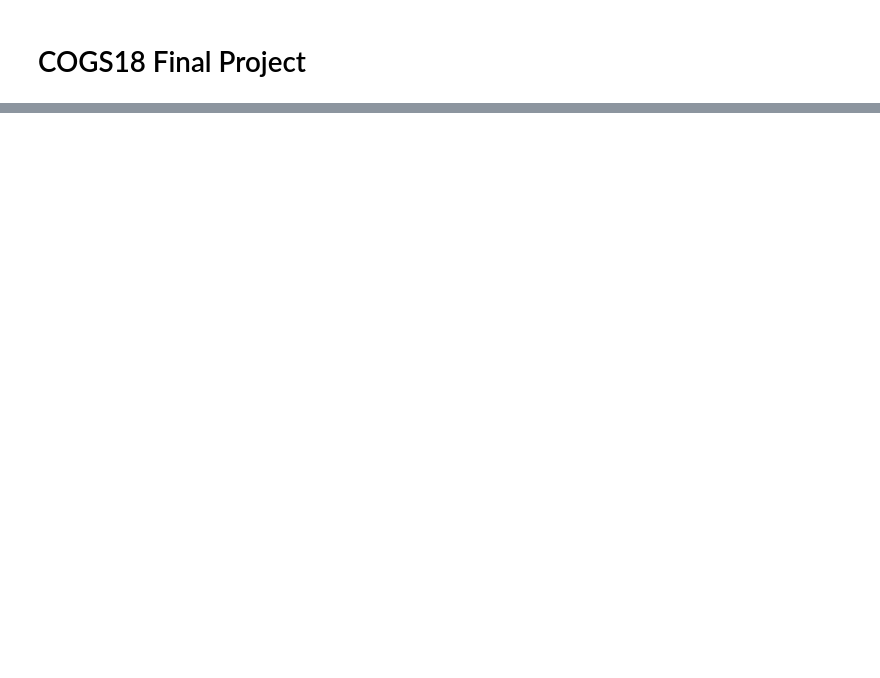
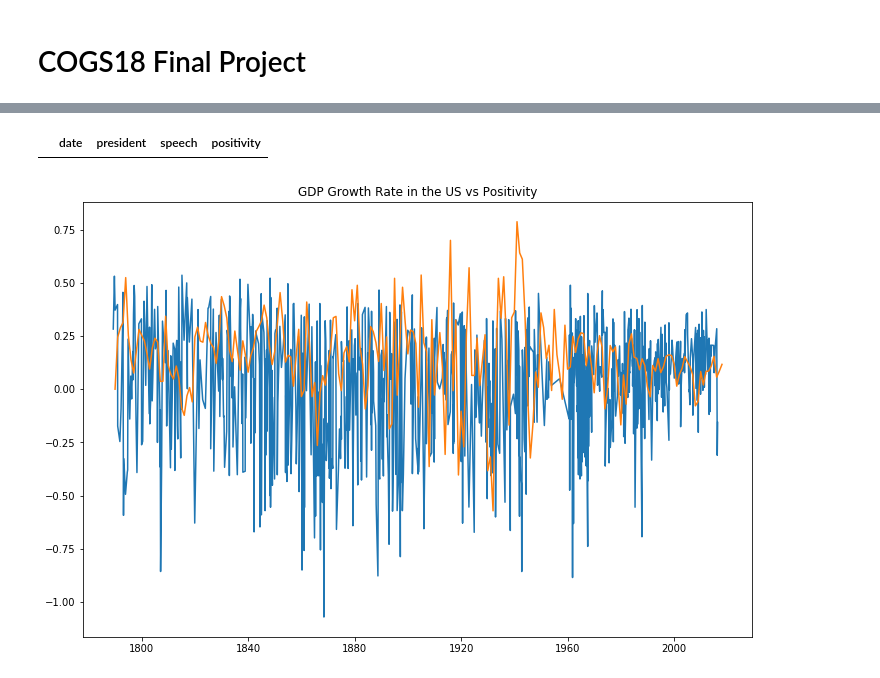
Before and after one commit to Surfincolin/positive-speak, a Jupyter notebook: PositiveSpeak.ipynb, the cells around one changed output, grey strips where cells are left out. Cells and saved outputs as stored; diff of their text form; code cells hidden in the pictures; blank space fills up the shorter version.

```diff
--- a/PositiveSpeak.ipynb
+++ b/PositiveSpeak.ipynb
@@ -207,0 +233,20 @@ file: ./data/Corpus of Presidential Speeches/gwbush/gwbush_speeches_037.txt
+# %%
+is_zero = positivity_df['positivity'] == 0.0
+positivity_df[is_zero]
+# pres = positivity_df[\]
+# %% [output]
+|  | date | president | speech | positivity |
+# %%
+pos_avg = positivity_df['positivity'].mean()
+def percent_diff(pos_score):
+    return pos_score - pos_avg
+
+positivity_df['pos_change'] = positivity_df['positivity'].apply(percent_diff)
+
+plt.plot('date', 'pos_change', data= positivity_df.sort_values(by=['date']))
+plt.plot('Year', 'growth', data=gdp_df)
+plt.title('GDP Growth Rate in the US vs Positivity')
+# plt.xlim([datetime.date(1850, 1, 1), datetime.date(1900, 12, 31)])
+plt.show()
+# %% [output]
+[figure, added]
```
Also changed, not shown: parts of 7 cells of this notebook.
